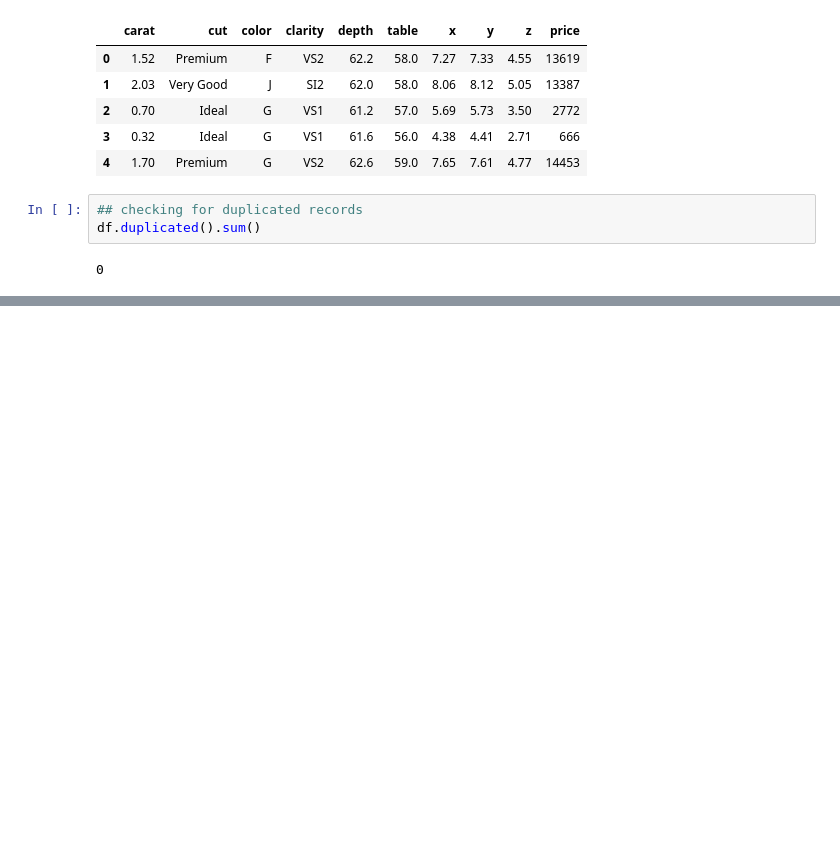
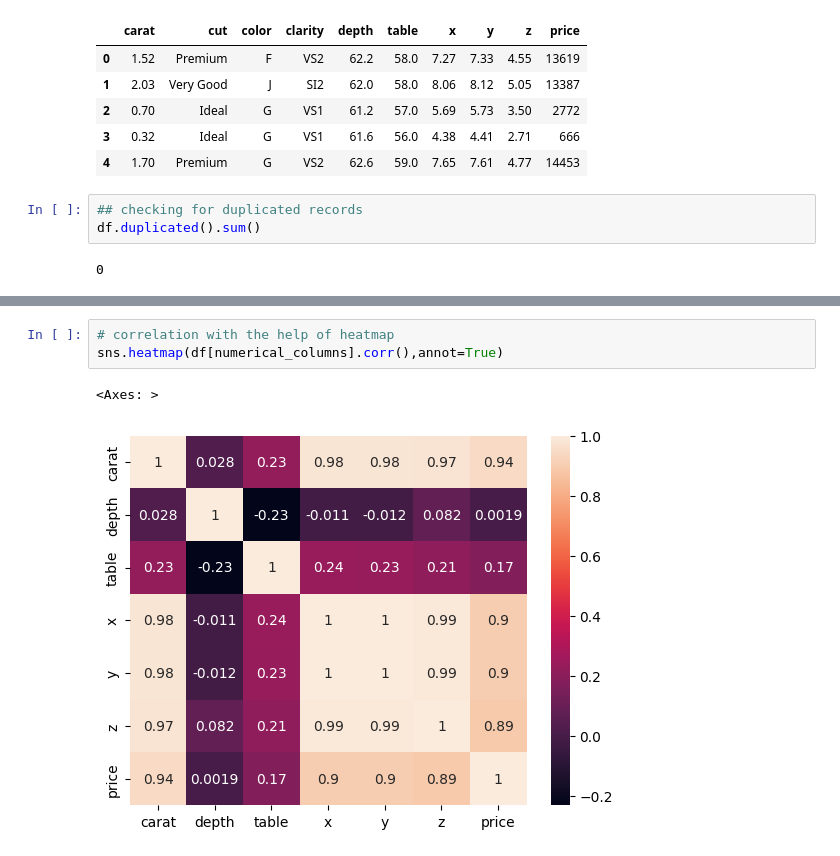
Before and after one commit to abhinavdwivedilko16/GemstonePricePrediction, a Jupyter notebook: notebook/EDA.ipynb, the cells around one changed output, grey strips where cells are left out. Drawn from its saved outputs; the diff is of its cells as text; blank space fills up the shorter version.

```diff
--- a/notebook/EDA.ipynb
+++ b/notebook/EDA.ipynb
@@ -93,0 +166,6 @@ Index(['cut', 'color', 'clarity'], dtype='object')
+# %%
+# correlation with the help of heatmap
+sns.heatmap(df[numerical_columns].corr(),annot=True)
+# %% [output]
+<Axes: >
+[figure, added]
```
Also changed, not shown: parts of 22 cells of this notebook.
